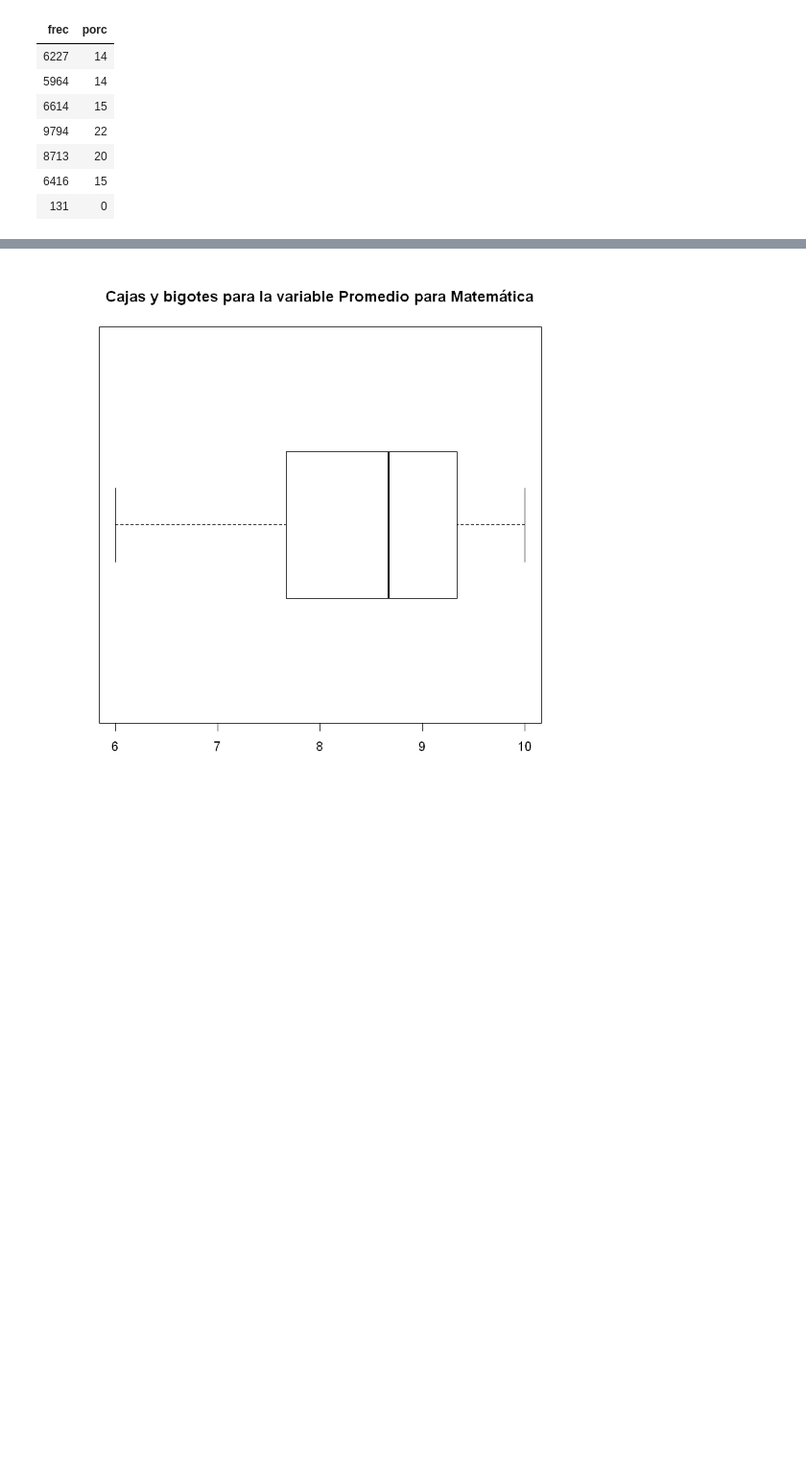
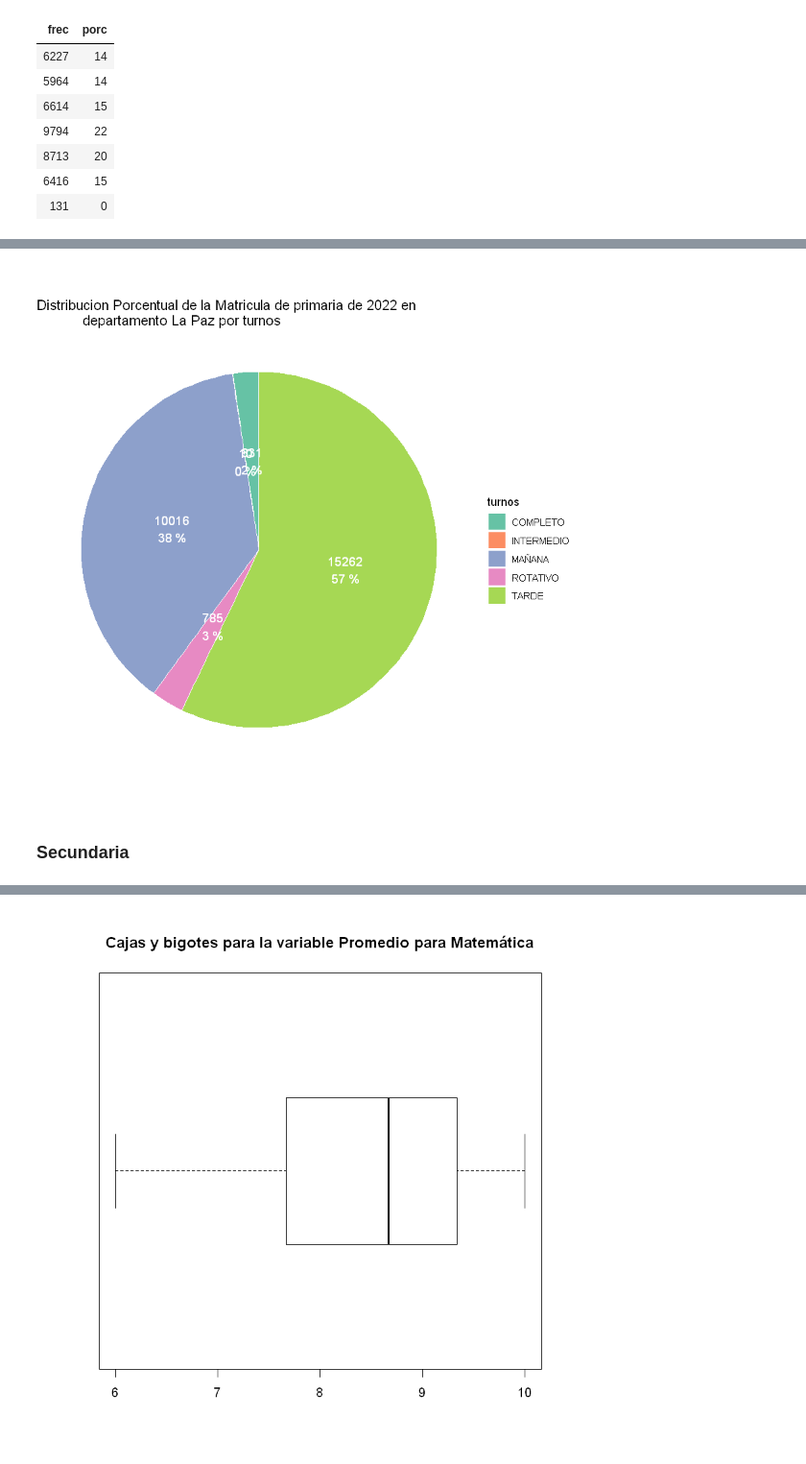
Before and after one commit to Nefertumm/EDM_2023, a Jupyter notebook: Dataset_escuelas/TP2.ipynb, the cells around one changed output, grey strips where cells are left out. Shown: that part at 96% size. Saved outputs shown, nothing was run; the diff lists cells and outputs as text; code cells hidden in the pictures; blank space fills up the shorter version.

```diff
--- a/Dataset_escuelas/TP2.ipynb
+++ b/Dataset_escuelas/TP2.ipynb
@@ -164,0 +196,8 @@ ggplot(D1, aes(x="", y=frec, fill=Años)) +
+# %%
+pie <- round(100 * table(sector_por_turno_p$turno) / length(sector_por_turno_p$turno))
+pie
+porc <- c(pie)
+frec<- c(table(sector_por_turno_p$turno))
+D1<-data.frame(frec,porc)
+D1
+turnos<-rownames(D1)
@@ -164,0 +213,14 @@ ggplot(D1, aes(x="", y=frec, fill=Años)) +
+# %%
+ggplot(D1, aes(x="", y=frec, fill=turnos)) +
+  geom_bar(stat="identity", width=1,color="white") +
+  coord_polar("y", start=0)+
+  theme_void()+
+  geom_text(aes(label = paste0(frec,'\n', porc, ' %'),x = 1), color = "white", size=4,
+            position = position_stack(vjust = 0.5))+
+  scale_fill_brewer(palette="Set2")+
+  labs(title="Distribucion Porcentual de la Matricula de primaria de 2022 en
+            departamento La Paz por turnos")
+# %% [output]
+[figure, added]
+# %% [markdown]
+### Secundaria
```
Also changed, not shown: parts of 67 cells of this notebook, 1 other file.
